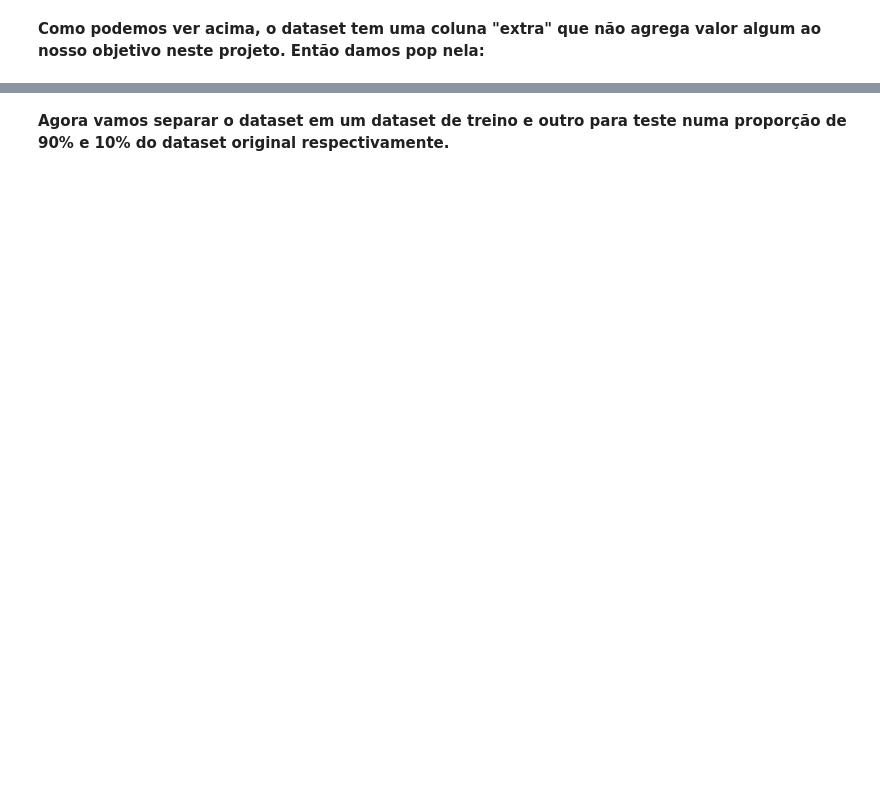
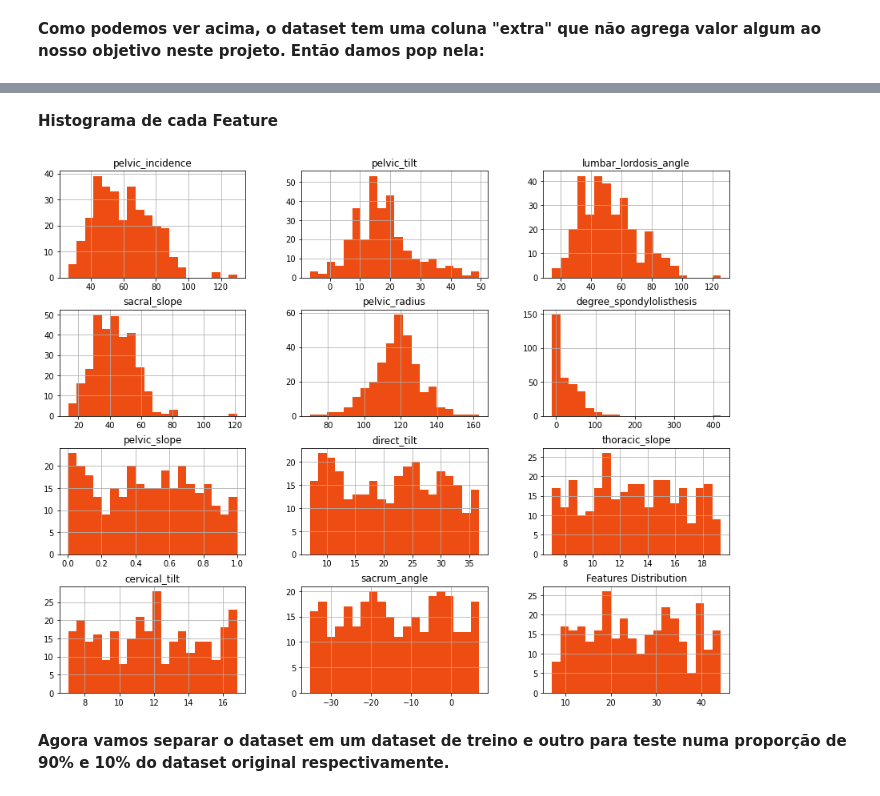
Before and after one commit to jc-costa/Aprendizagem-de-Maquina-SI, a Jupyter notebook: Mini-projeto Redes MLPs - Diagnóstico de Lombalgia/Mini-projeto-MPL.ipynb, the cells around one changed output, grey strips where cells are left out. Drawn from its saved outputs; the diff is of its cells as text; code cells hidden in the pictures; blank space fills up the shorter version.

Commit message:
mudando o nome das colunas e acrescentando histograma

```diff
--- a/Mini-projeto Redes MLPs - Diagnóstico de Lombalgia/Mini-projeto-MPL.ipynb
+++ b/Mini-projeto Redes MLPs - Diagnóstico de Lombalgia/Mini-projeto-MPL.ipynb
@@ -29,0 +34,15 @@ dataSet.head()
+# %%
+dataSet.rename(columns = {
+    "Col1" : "pelvic_incidence",
+    "Col2" : "pelvic_tilt",
+    "Col3" : "lumbar_lordosis_angle",
+    "Col4" : "sacral_slope",
+    "Col5" : "pelvic_radius",
+    "Col6" : "degree_spondylolisthesis",
+    "Col7" : "pelvic_slope",
+    "Col8" : "direct_tilt",
+    "Col9" : "thoracic_slope",
+    "Col10" :"cervical_tilt",
+    "Col11" : "sacrum_angle",
+    "Col12" : "scoliosis_slope",
+    "Class_att" : "class"}, inplace=True)
@@ -30,3 +58,11 @@ dataSet.head()
+# %% [markdown]
+**Histograma de cada Feature**
+# %%
+dataSet.hist(figsize=(15,12),bins = 20, color="#ED4D12")
+plt.title("Features Distribution")
+plt.show()
+# %% [output]
+[figure, added]
 # %% [markdown]
 **Agora vamos separar o dataset em um dataset de treino e outro para teste numa proporção de 90% e 10% do dataset original respectivamente.**
 # %%
```
Also changed, not shown: parts of 6 cells of this notebook.
